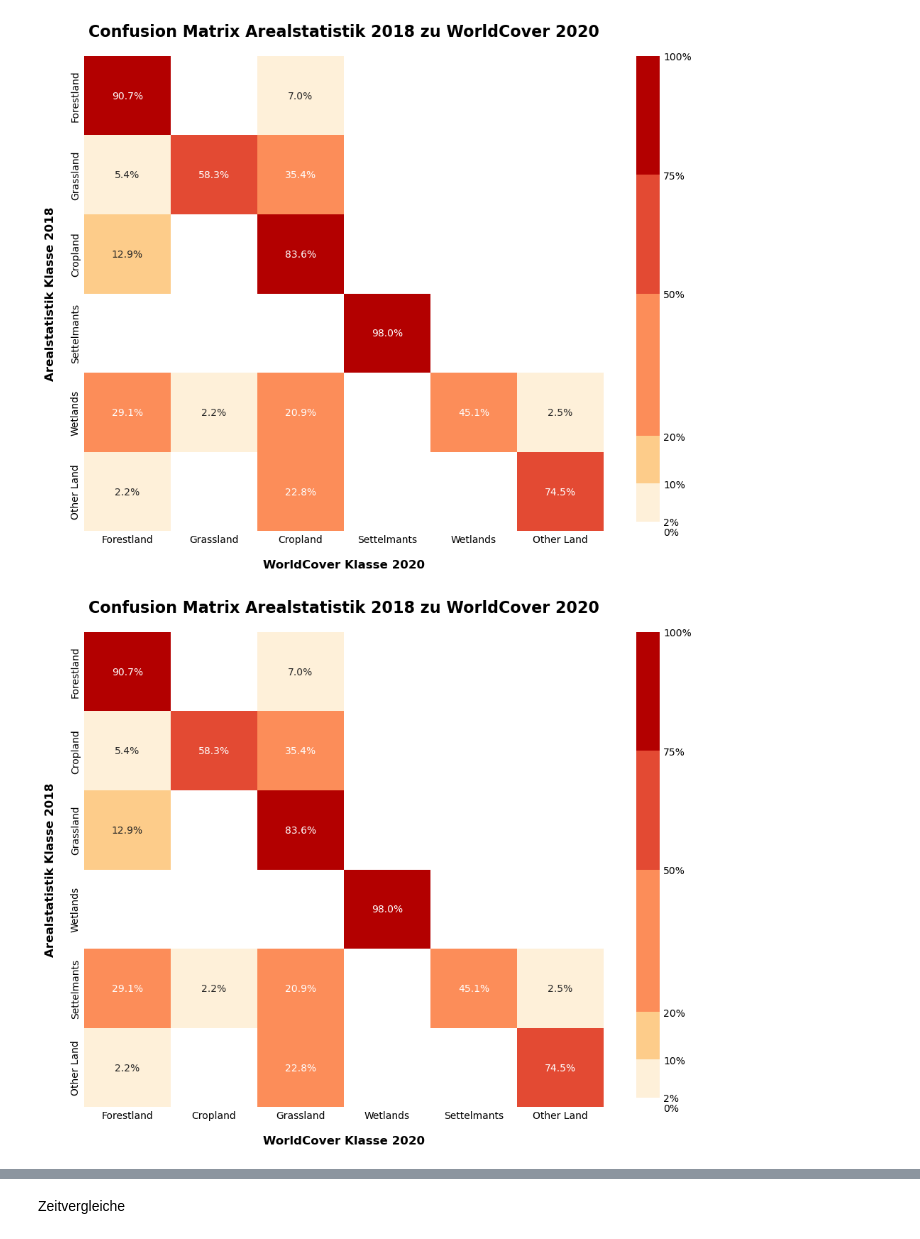
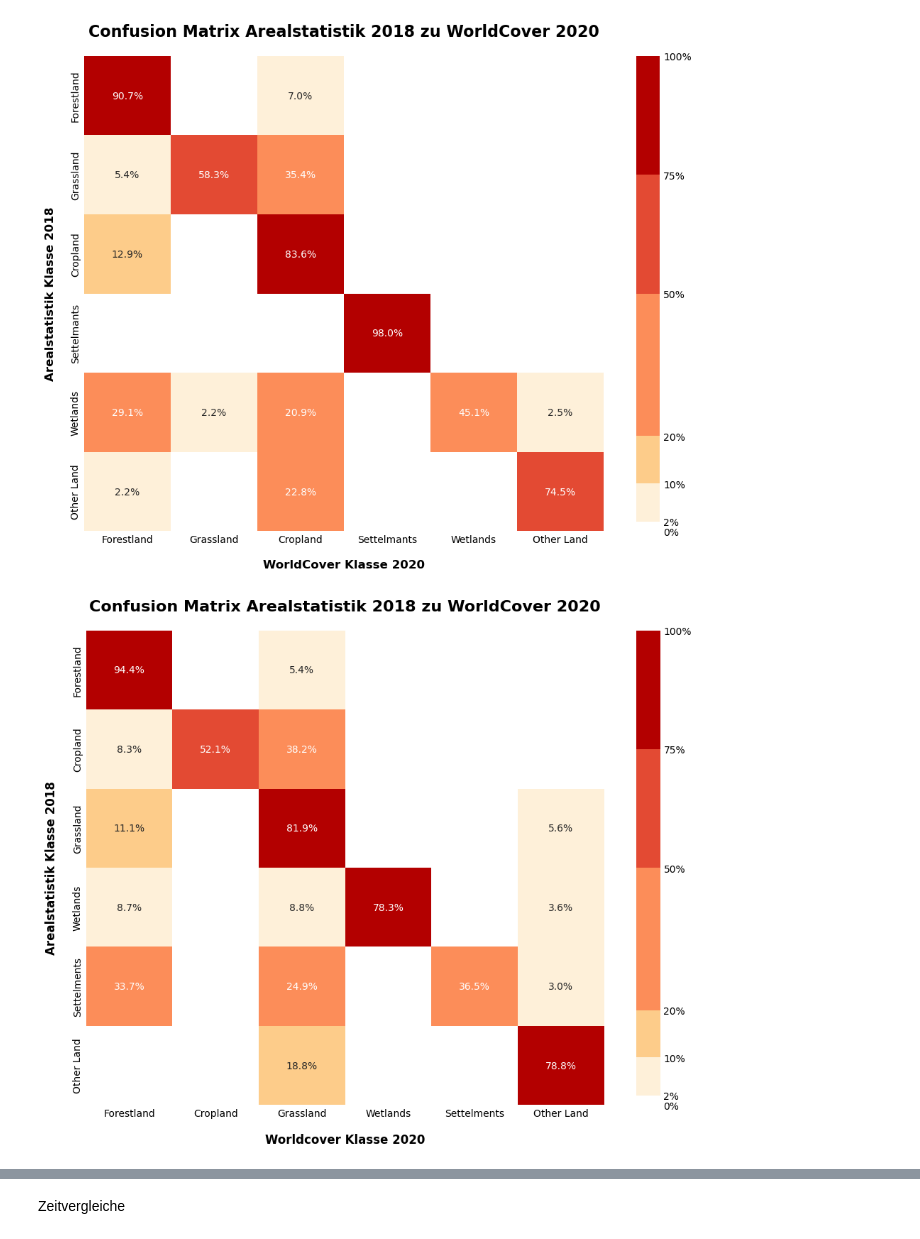
Before and after one commit to JonasHeinz/landcover_analysis, a Jupyter notebook: scripts/analysis/worldcover/explorativ/Visualisierungen.ipynb, the cells around one changed output, grey strips where cells are left out. Cells and saved outputs as stored; diff of their text form; code cells hidden in the pictures.

```diff
--- a/scripts/analysis/worldcover/explorativ/Visualisierungen.ipynb
+++ b/scripts/analysis/worldcover/explorativ/Visualisierungen.ipynb
@@ -116,7 +116,7 @@ label_names = {
 }
 
 # GeoDataFrame direkt laden
-df = gpd.read_file("../../../../data/analysis/worldcover/arealstatistik_mapped_points_2020.gpkg")
+df = gpd.read_file("../../../../data/analysis/worldcover/arealstatistik_mapped_points_2020_v2.gpkg")
 
 # Nur Zeilen ohne NaN in den relevanten Spalten behalten
 mask = df["IPCC_AS_Id"].notna() & df["IPCC_WC_Id"].notna()
@@ -174,32 +174,32 @@ ax = sns.heatmap(
 for spine in ax.spines.values():
     spine.set_visible(False)
 ax.tick_params(axis='both', which='both', length=0)
 
 plt.title("Confusion Matrix Arealstatistik 2018 zu WorldCover 2020",
           fontsize=16, fontweight='bold', pad=20)
-plt.xlabel("WorldCover Klasse 2020",
+plt.xlabel("Worldcover Klasse 2020",
            fontsize=12, fontweight='bold', labelpad=15)
 plt.ylabel("Arealstatistik Klasse 2018",
            fontsize=12, fontweight='bold', labelpad=15)
 plt.tight_layout()
 
 # Custom colorbar
 sm = mpl.cm.ScalarMappable(cmap=cmap, norm=norm)
 sm.set_array([])
 
 cbar = plt.colorbar(
     sm,
     ax=ax,
     boundaries=bounds,
     spacing="proportional",
     ticks=bounds,
     extend='neither'
 )
 cbar.set_ticklabels([f"{b}%" for b in bounds])
 cbar.set_label("", rotation=270, labelpad=20)
 cbar.outline.set_visible(False)
 cbar.ax.tick_params(length=0)
 
 plt.show()
 # %% [output]
-[figure, old version]
+[figure, new version]
```
Also changed, not shown: parts of 4 cells of this notebook, 3 other files.
